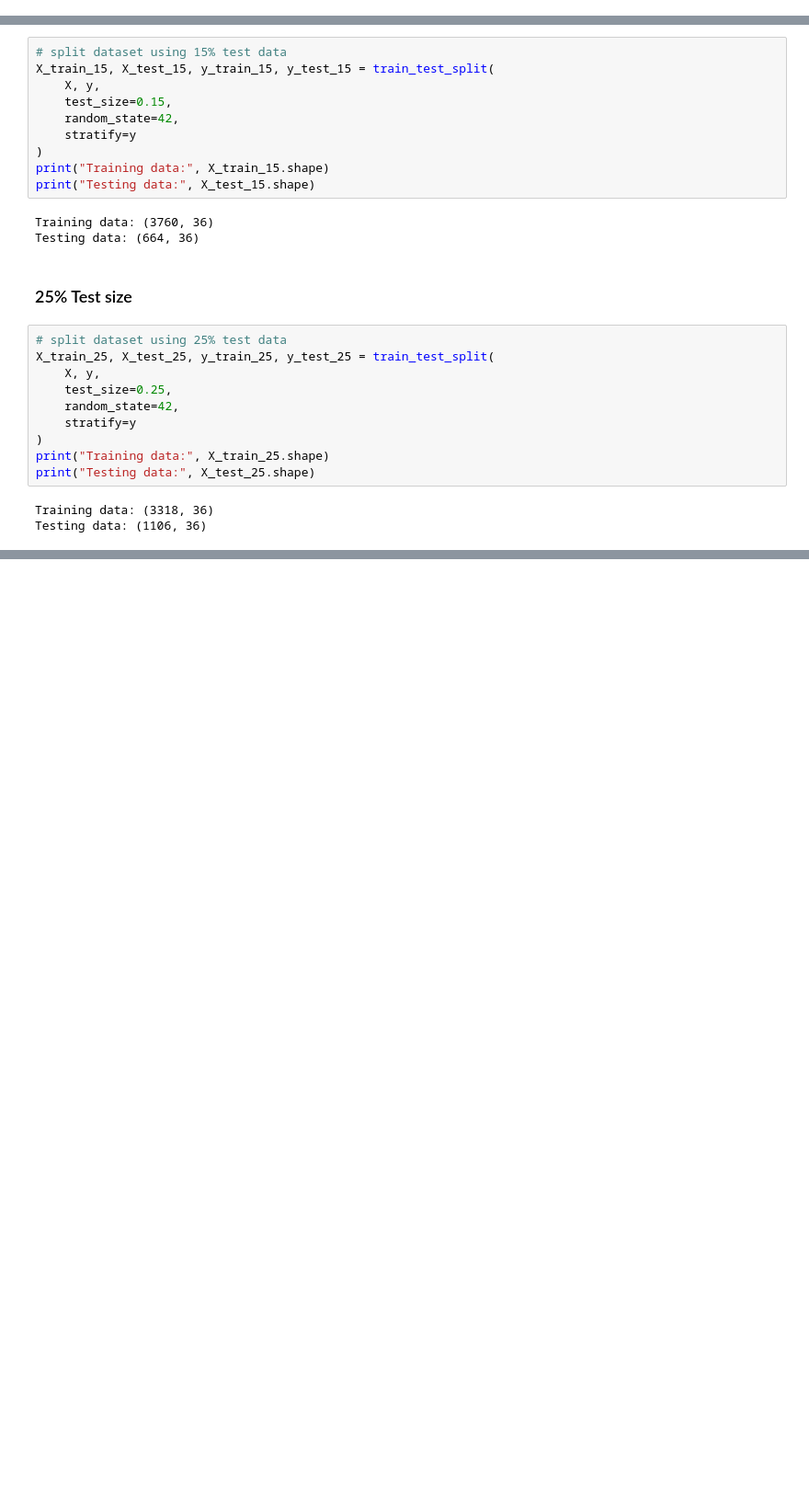
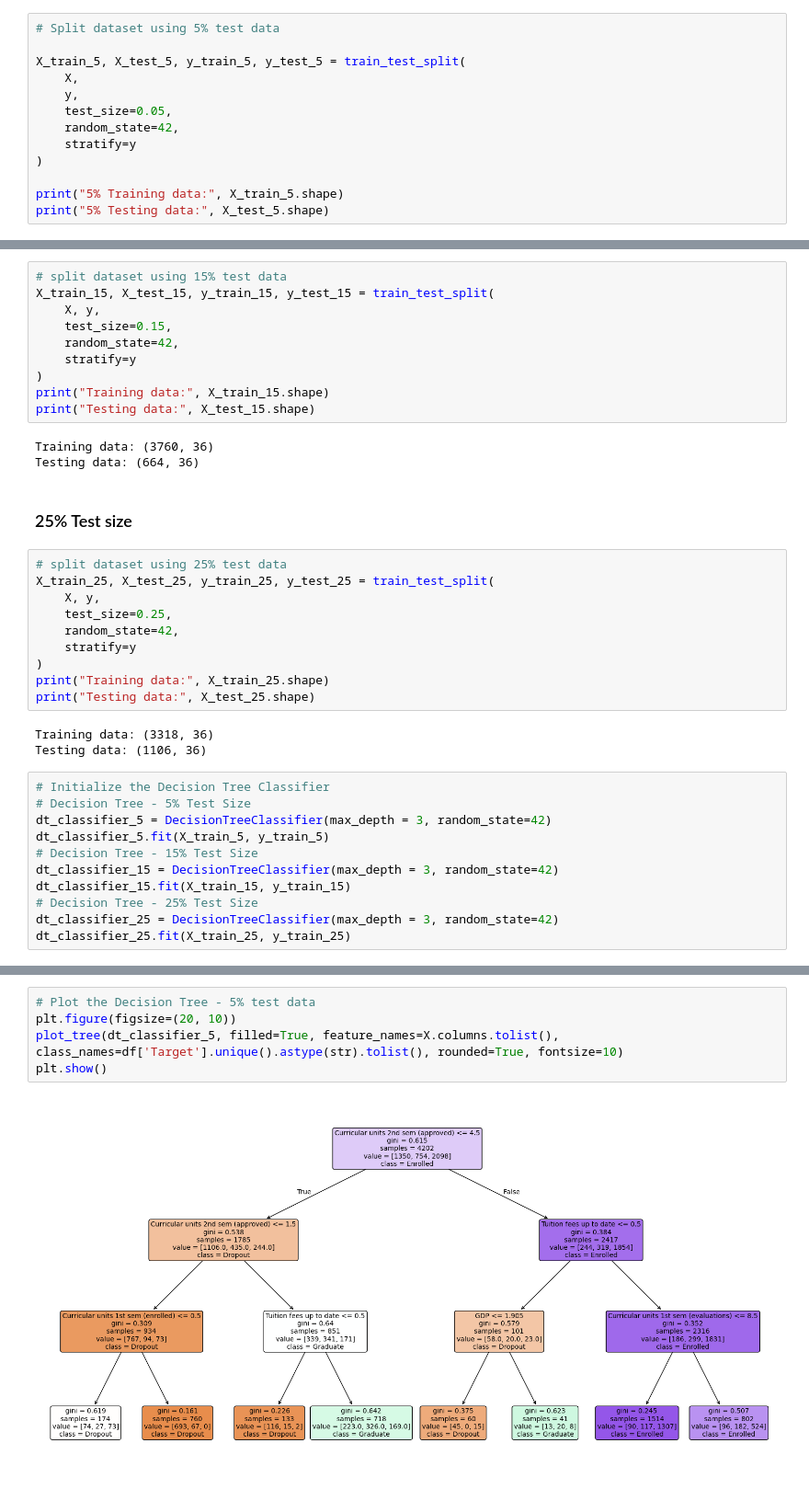
Before and after one commit to Erdenetuya610/Machine-learning, a Jupyter notebook: Machine learning .ipynb, the cells around one changed output, grey strips where cells are left out. Shown at 92% size. Cells and saved outputs as stored; diff of their text form; blank space fills up the shorter version.

```diff
--- a/Machine learning .ipynb
+++ b/Machine learning .ipynb
@@ -223,0 +229,13 @@ Testing data: (222, 36)
+# %%
+# Split dataset using 5% test data
+
+X_train_5, X_test_5, y_train_5, y_test_5 = train_test_split(
+    X,
+    y,
+    test_size=0.05,
+    random_state=42,
+    stratify=y
+)
+
+print("5% Training data:", X_train_5.shape)
+print("5% Testing data:", X_test_5.shape)
@@ -251,3 +272,14 @@ print("Testing data:", X_test_25.shape)
 # %% [output]
 Training data: (3318, 36)
 Testing data: (1106, 36)
+# %%
+# Initialize the Decision Tree Classifier
+# Decision Tree - 5% Test Size
+dt_classifier_5 = DecisionTreeClassifier(max_depth = 3, random_state=42)
+dt_classifier_5.fit(X_train_5, y_train_5)
+# Decision Tree - 15% Test Size
+dt_classifier_15 = DecisionTreeClassifier(max_depth = 3, random_state=42)
+dt_classifier_15.fit(X_train_15, y_train_15)
+# Decision Tree - 25% Test Size
+dt_classifier_25 = DecisionTreeClassifier(max_depth = 3, random_state=42)
+dt_classifier_25.fit(X_train_25, y_train_25)
@@ -253,0 +517,7 @@ Testing data: (1106, 36)
+# %%
+# Plot the Decision Tree - 5% test data
+plt.figure(figsize=(20, 10))
+plot_tree(dt_classifier_5, filled=True, feature_names=X.columns.tolist(), class_names=df['Target'].unique().astype(str).tolist(), rounded=True, fontsize=10)
+plt.show()
+# %% [output]
+[figure, added]
```
Also changed, not shown: parts of 32 cells of this notebook.
